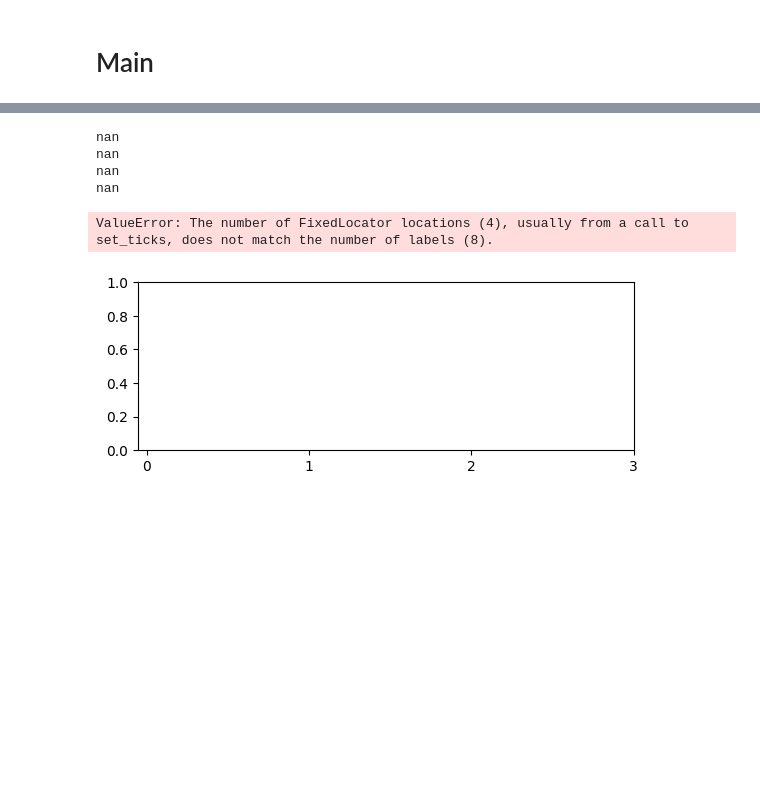
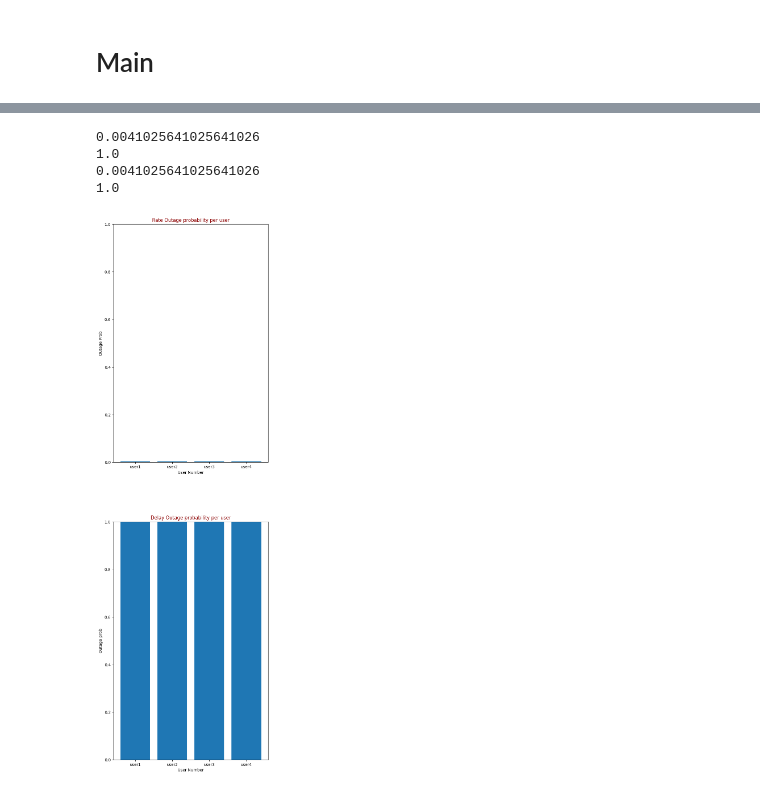
Before and after one commit to AntoineB33/CODE_PYTHON, a Jupyter notebook: Partitioner.ipynb, the cells around one changed output, grey strips where cells are left out. Drawn from its saved outputs; the diff is of its cells as text; code cells hidden in the pictures; blank space fills up the shorter version.

```diff
--- a/Partitioner.ipynb
+++ b/Partitioner.ipynb
@@ -330,8 +330,8 @@ class Environment(object):
         print("Delay: ", success_delay, " and Rate: ", success_rate)
         ## if done = 1, stop the episode. Done = 1 if the success condition is achieved or if we performed 40 learning periods
         # done = 1 if self.actions_taken >= 20  else success
-        done = 1 if self.actions_taken >= 39  else success
-        reward += success*1000
+        done = 1 if self.actions_taken >= 39  else 0
+        # reward += success*1000
         print('Reward: \n', reward)
 
         return self.users_infos, reward, done, ach, time_opti
@@ -527,41 +526,40 @@ convergence = 25 ## Résultats après convergence (ici après l'episode 25)
 average_rate_outage = np.mean(rate_outage[convergence:], axis = 0)
 average_delay_outage = np.mean(delay_outage[convergence:], axis = 0)
 print(average_rate_outage)
 print(average_delay_outage)
 print(np.mean(average_rate_outage))
 print(np.mean(average_delay_outage))
 fig = plt.figure()
 
 idx = np.arange(K)
 
 plt.subplot(211)
 plt.bar(idx, average_rate_outage)
 plt.ylim(0,1)
-plt.xticks(idx, ('user1', 'user2', 'user3', 'user4', 'user5', 'user6', 'user7', 'user8'))
+plt.xticks(idx, [f'user{i}' for i in range(1, K + 1)])
 plt.title('Rate Outage probability per user', color = 'darkred')
 plt.ylabel('Outage Prob')
 plt.xlabel('User Number')
 
 plt.subplot(212)
 plt.bar(idx, average_delay_outage)
 plt.ylim(0,1)
-plt.xticks(idx, ('user1', 'user2', 'user3', 'user4', 'user5', 'user6', 'user7', 'user8'))
+plt.xticks(idx, [f'user{i}' for i in range(1, K + 1)])
 plt.title('Delay Outage probability per user', color = 'darkred')
 plt.ylabel('Outage prob')
 plt.xlabel('User Number')
 
 plt.subplots_adjust(top=4, bottom=0.08, left=0.10, right=0.95, hspace=0.25,
                     wspace=0.35)
 
 
 plt.show()
 # %% [output]
-nan
-nan
-nan
-nan
+0.0041025641025641026
+1.0
+0.0041025641025641026
+1.0
-ValueError: The number of FixedLocator locations (4), usually from a call to set_ticks, does not match the number of labels (8).
-[figure, old version]
+[figure, new version]
 # %%
 ## Ex. pour sauvegarder une figure
 
```
Also changed, not shown: parts of 4 cells of this notebook, 2 other files.
